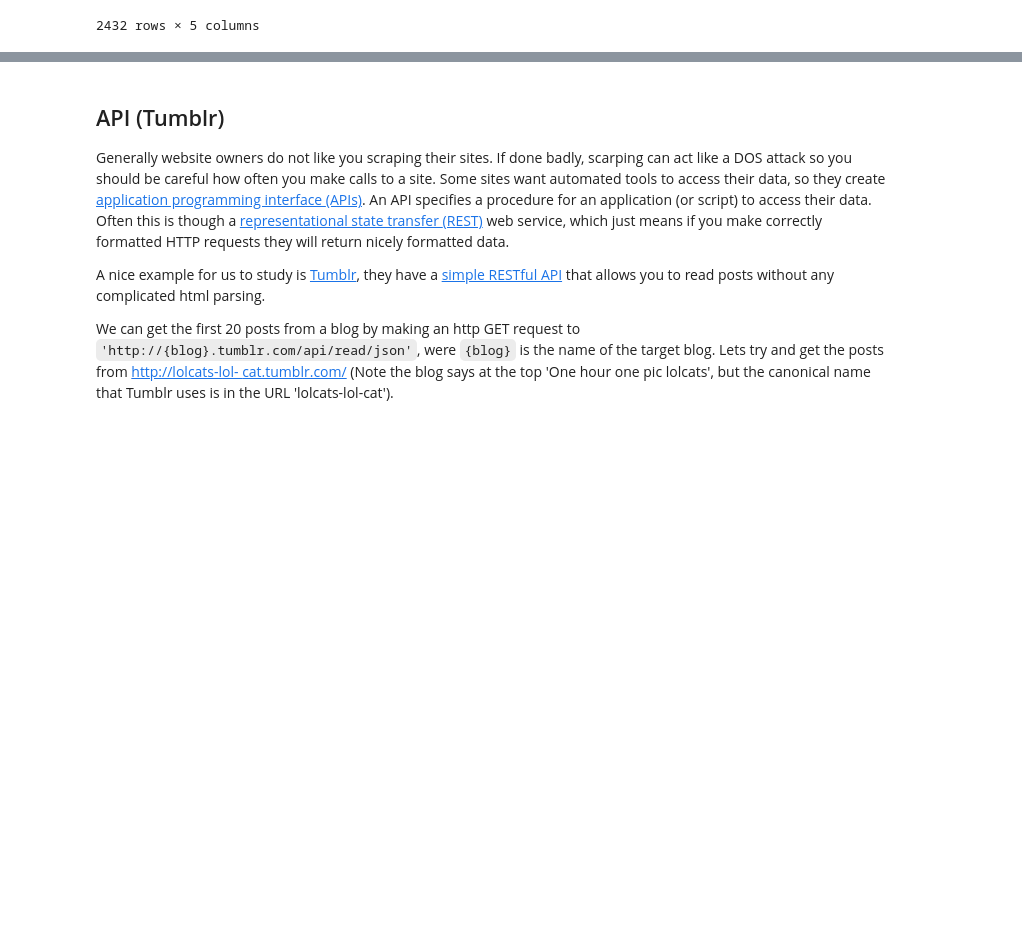
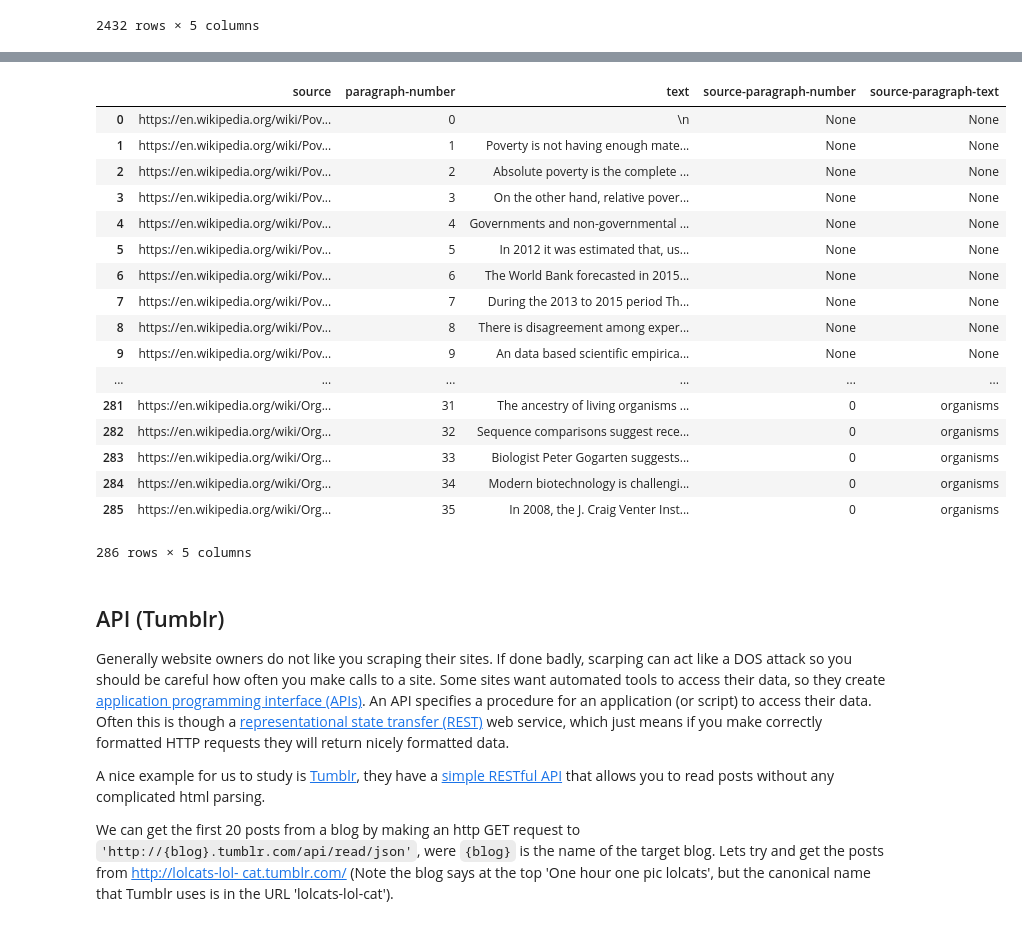
Before and after one commit to rachel-ker/Content-Analysis-2020, a Jupyter notebook: week-1/1-intro.ipynb, the cells around one changed output, grey strips where cells are left out. Cells and saved outputs as stored; diff of their text form; code cells hidden in the pictures; blank space fills up the shorter version.

```diff
--- a/week-1/1-intro.ipynb
+++ b/week-1/1-intro.ipynb
@@ -506,34 +506,45 @@ df2
 | 2431 | 108 | https://talkpoverty.org/2019/09/2... | 11 | Debt Collecting Promises High Pay... | A Project Of: |
 2432 rows × 5 columns
 # %%
-# TO DO -- Recursive Spider
-
-def r_getTextFromTalkPov(targetURL, sourceParNum, sourceText):
+def recursive_spider(targetURL, sourceParNum, sourceText, limit,i=0):
     parsDict = {'source' : [], 'paragraph-number' : [], 'text' : [], 'source-paragraph-number' : [],  'source-paragraph-text' : []}
     urls = []
+
     #Now we get the page
+    print('getting page {}'.format(i))
     r = requests.get(targetURL)
     soup = bs4.BeautifulSoup(r.text, 'html.parser')
     #enumerating gives use the paragraph number
     for parNum, pTag in enumerate(soup.body.findAll('p')):
-        #get text
+        # get para
         parsDict['text'].append(pTag.text)
         parsDict['paragraph-number'].append(parNum)
         parsDict['source'].append(targetURL)
         parsDict['source-paragraph-number'].append(sourceParNum)
         parsDict['source-paragraph-text'].append(sourceText)
+
         #get links
-        tag_links = tag.findAll('a', href=re.compile('talkpoverty.org'), class_=False)
+        tag_links = pTag.findAll('a', href=re.compile('/wiki/'), class_=False)
         for link in tag_links:
-            url = link.get('href')
+            relurl = link.get('href')
             link_text = link.text.strip()
             urls.append((
-                url,
-                num,
+                urllib.parse.urljoin(wikipedia_base_url, relurl),
+                parNum,
                 link_text))
     df = pandas.DataFrame(parsDict)
 
+    print(urls[:limit])
+    for urlTuple in urls[:limit]:
+        if i>limit:
+            # limit the number of recursive depth
+            break
+        else:
+            i += 1
+            #ignore_index means the indices will not be reset after each append
+            df = df.append(recursive_spider(*urlTuple,limit,i),ignore_index=True)
 
-for urlTuple in urls:
-    #ignore_index means the indices will not be reset after each append
-    df2 = df2.append(getTextFromTalkPov(*urlTuple),ignore_index=True)
+    return df
+# %%
+website="https://en.wikipedia.org/wiki/Poverty"
+df2a=recursive_spider(website, None, None, limit=2)
@@ -540,3 +576,24 @@ for urlTuple in urls:
+# %%
+df2a
+# %% [output]
+|  | source | paragraph-number | text | source-paragraph-number | source-paragraph-text |
+| 0 | https://en.wikipedia.org/wiki/Pov... | 0 | \n | None | None |
+| 1 | https://en.wikipedia.org/wiki/Pov... | 1 | Poverty is not having enough mate... | None | None |
+| 2 | https://en.wikipedia.org/wiki/Pov... | 2 | Absolute poverty is the complete ... | None | None |
+| 3 | https://en.wikipedia.org/wiki/Pov... | 3 | On the other hand, relative pover... | None | None |
+| 4 | https://en.wikipedia.org/wiki/Pov... | 4 | Governments and non-governmental ... | None | None |
+| 5 | https://en.wikipedia.org/wiki/Pov... | 5 | In 2012 it was estimated that, us... | None | None |
+| 6 | https://en.wikipedia.org/wiki/Pov... | 6 | The World Bank forecasted in 2015... | None | None |
+| 7 | https://en.wikipedia.org/wiki/Pov... | 7 | During the 2013 to 2015 period Th... | None | None |
+| 8 | https://en.wikipedia.org/wiki/Pov... | 8 | There is disagreement among exper... | None | None |
+| 9 | https://en.wikipedia.org/wiki/Pov... | 9 | An data based scientific empirica... | None | None |
+| ... | ... | ... | ... | ... | ... |
+| 281 | https://en.wikipedia.org/wiki/Org... | 31 | The ancestry of living organisms ... | 0 | organisms |
+| 282 | https://en.wikipedia.org/wiki/Org... | 32 | Sequence comparisons suggest rece... | 0 | organisms |
+| 283 | https://en.wikipedia.org/wiki/Org... | 33 | Biologist Peter Gogarten suggests... | 0 | organisms |
+| 284 | https://en.wikipedia.org/wiki/Org... | 34 | Modern biotechnology is challengi... | 0 | organisms |
+| 285 | https://en.wikipedia.org/wiki/Org... | 35 | In 2008, the J. Craig Venter Inst... | 0 | organisms |
+286 rows × 5 columns
 # %% [markdown]
 ## API (Tumblr)
 
```
Also changed, not shown: parts of 2 cells of this notebook.
